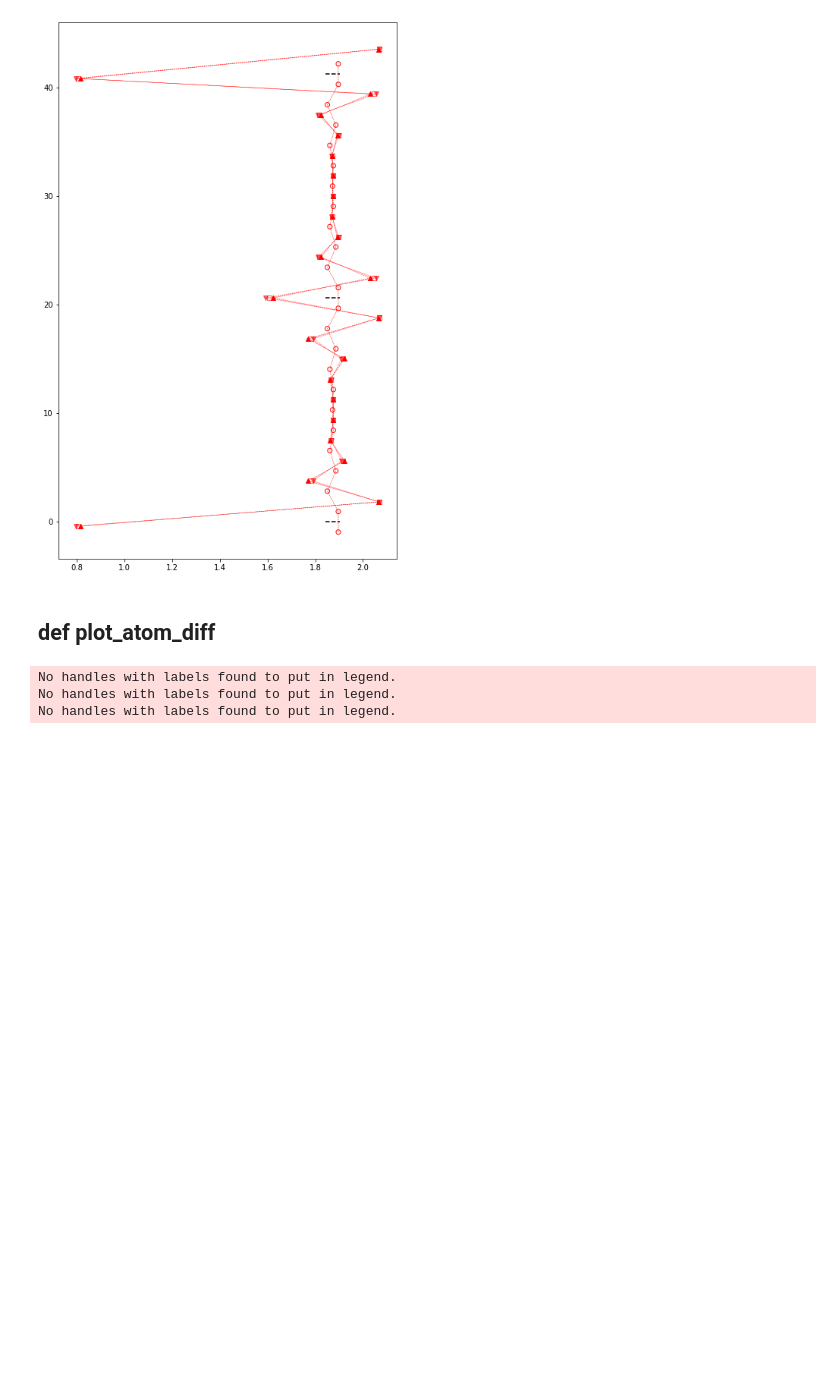
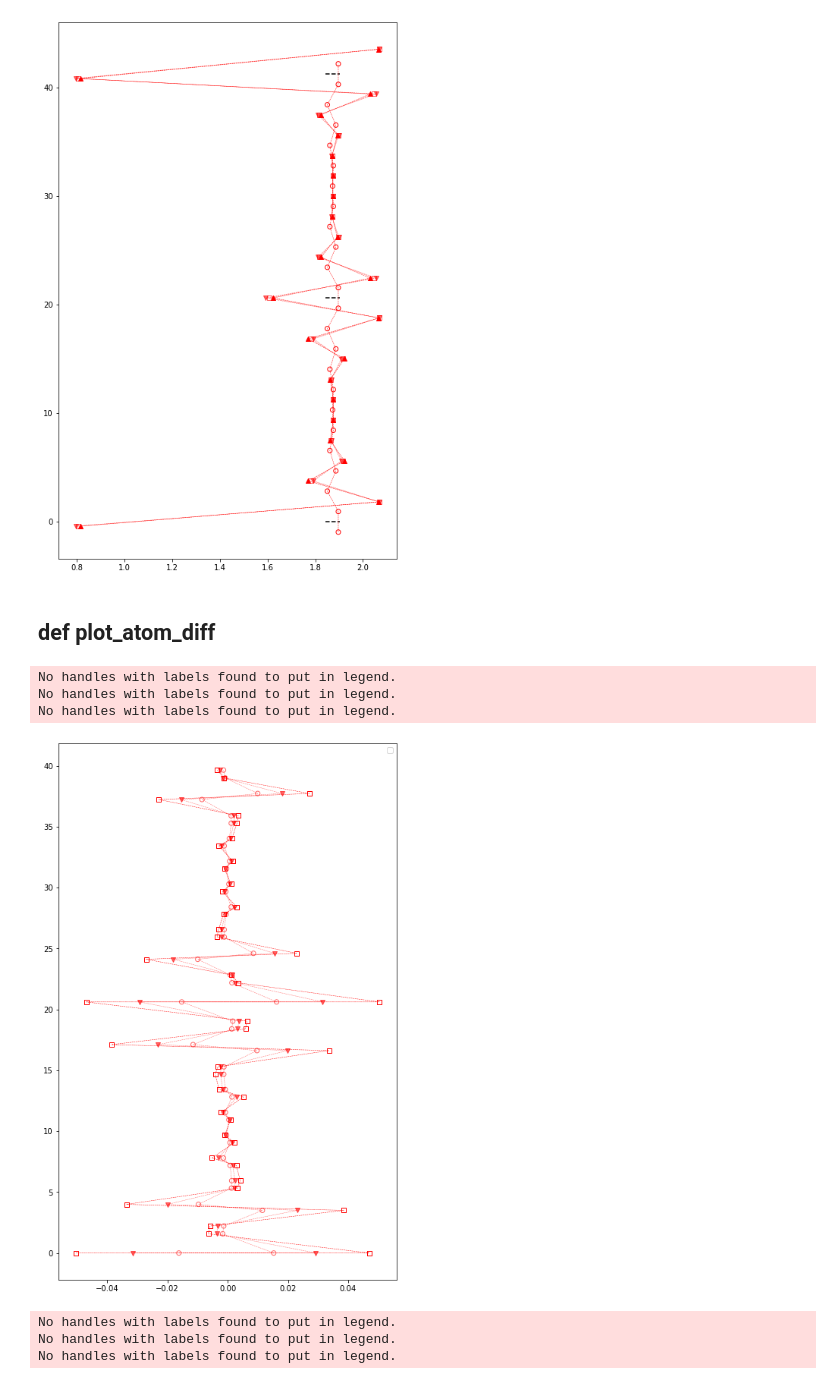
Before and after one commit to kei0822kei/twinpy, a Jupyter notebook: jupyter/analysis/shear_analyzer.ipynb, the cells around one changed output. Drawn from its saved outputs; the diff is of its cells as text; code cells hidden in the pictures; blank space fills up the shorter version.

```diff
--- a/jupyter/analysis/shear_analyzer.ipynb
+++ b/jupyter/analysis/shear_analyzer.ipynb
@@ -249,6 +249,13 @@ fig = twinboundary_shear_analyzer.plot_plane_diff()
 [figure]
 # %% [markdown]
 ## def plot_atom_diff
+# %%
+fig = twinboundary_shear_analyzer.plot_atom_diff(direction='z', shuffle=True)
+# %% [output]
+No handles with labels found to put in legend.
+No handles with labels found to put in legend.
+No handles with labels found to put in legend.
+[figure, added]
 # %%
 fig = twinboundary_shear_analyzer.plot_atom_diff(direction='y', shuffle=True)
 # %% [output]
```
Also changed, not shown: parts of 1 cell of this notebook, 3 other files.
